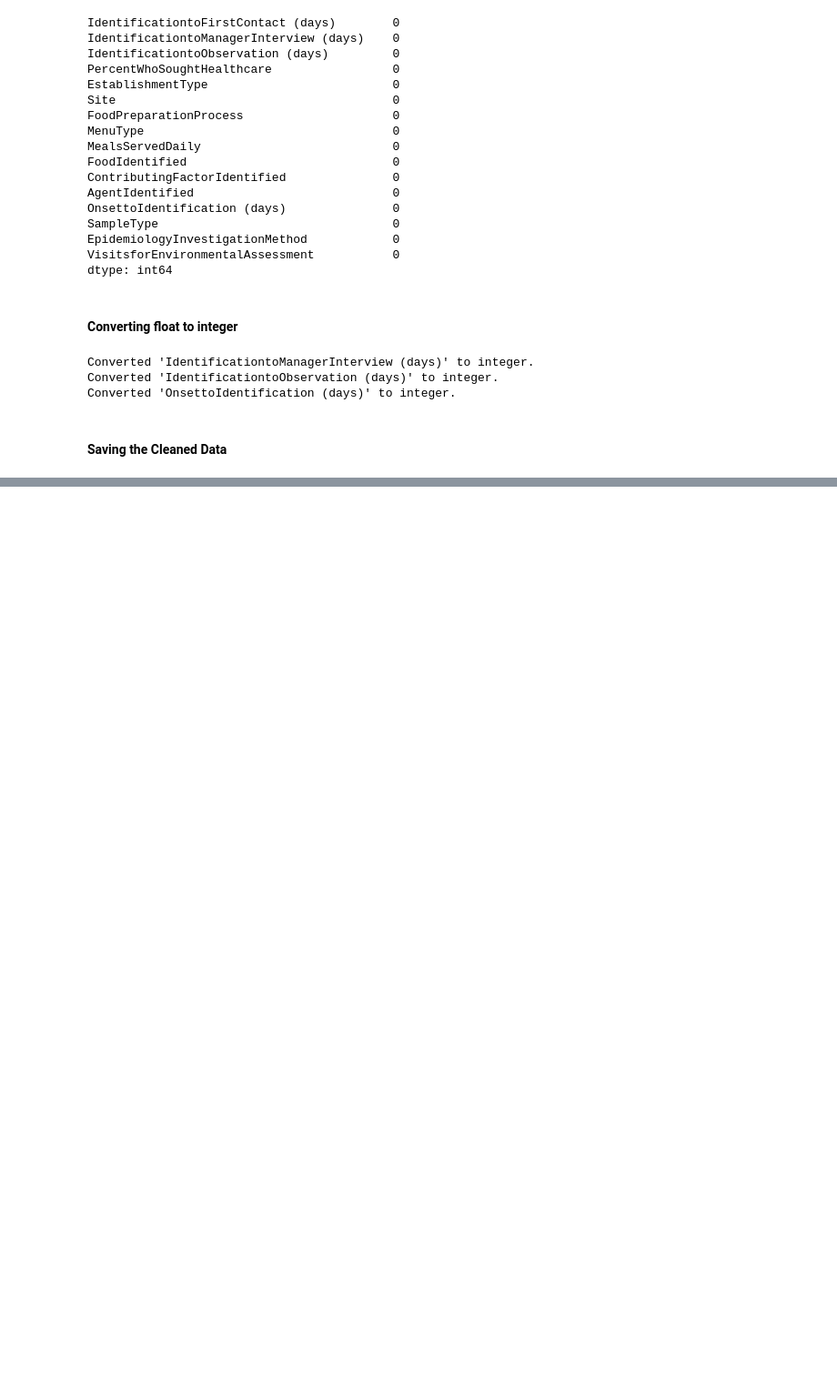
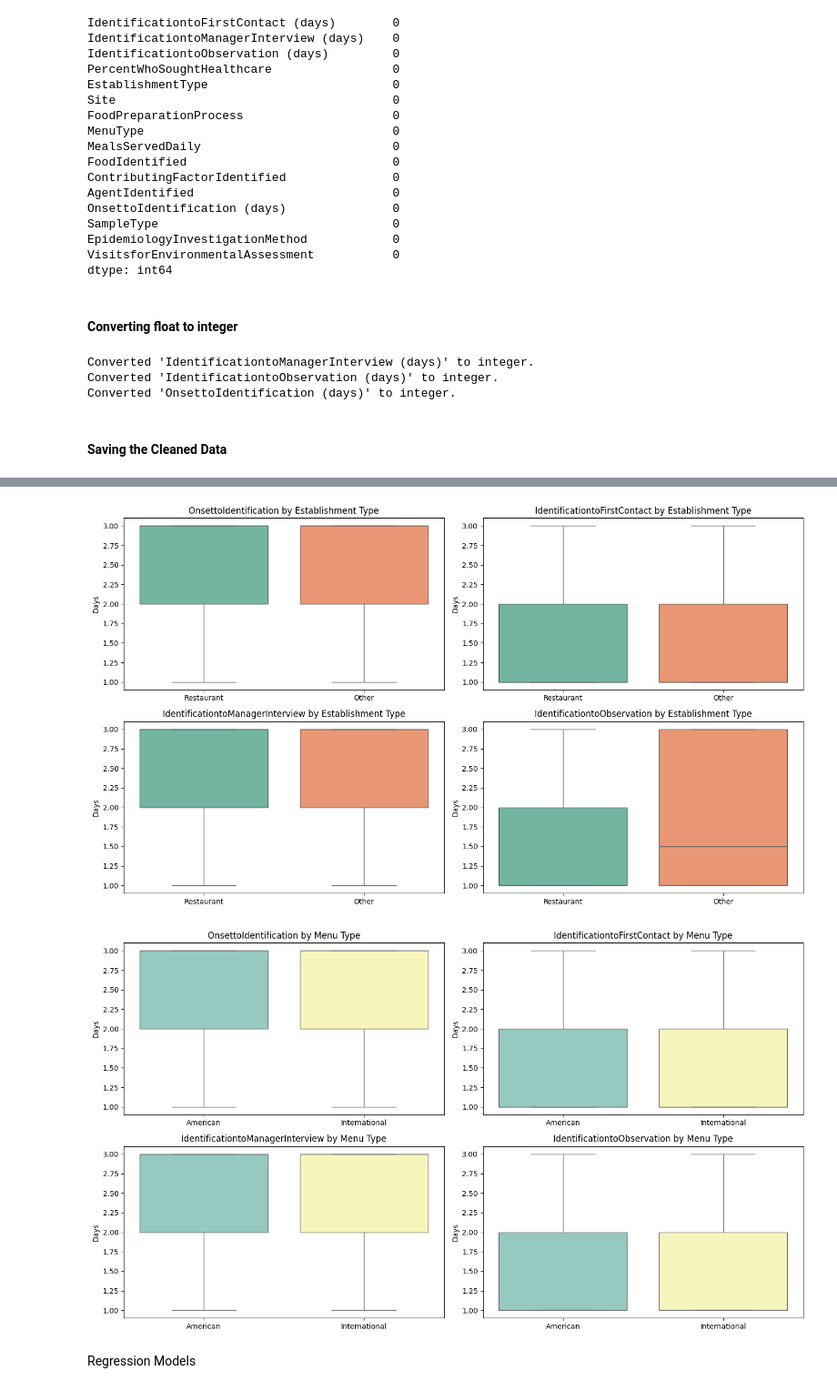
Before and after one commit to nyamucc/foodborne-outbreak-analysis, a Jupyter notebook: Notebooks/data_cleaning_eda.ipynb, the cells around one changed output, grey strips where cells are left out. Shown: that part at 91% size. Saved outputs shown, nothing was run; the diff lists cells and outputs as text; code cells hidden in the pictures; blank space fills up the shorter version.

```diff
--- a/Notebooks/data_cleaning_eda.ipynb
+++ b/Notebooks/data_cleaning_eda.ipynb
@@ -247,0 +513,52 @@ df.to_csv('cleaned_data.csv', index=False)
+# %%
+import matplotlib.pyplot as plt
+import seaborn as sns
+
+
+delay_vars = [
+    "OnsettoIdentification",
+    "IdentificationtoFirstContact",
+    "IdentificationtoManagerInterview",
+    "IdentificationtoObservation"
+]
+
+
+plt.figure(figsize=(14, 8))
+for i, var in enumerate(delay_vars, 1):
+    plt.subplot(2, 2, i)
+    sns.boxplot(
+        data=df,
+        x="EstablishmentType",
+        y=var,
+        hue="EstablishmentType",
+        palette="Set2",
+        legend=False
+    )
+    plt.title(f"{var} by Establishment Type", fontsize=12)
+    plt.xlabel("")
+    plt.ylabel("Days")
+plt.tight_layout()
+plt.show()
+
+
+plt.figure(figsize=(14, 8))
+for i, var in enumerate(delay_vars, 1):
+    plt.subplot(2, 2, i)
+    sns.boxplot(
+        data=df,
+        x="MenuType",
+        y=var,
+        hue="MenuType",
+        palette="Set3",
+        legend=False
+    )
+    plt.title(f"{var} by Menu Type", fontsize=12)
+    plt.xlabel("")
+    plt.ylabel("Days")
+plt.tight_layout()
+plt.show()
+# %% [output]
+[figure, added]
+[figure, added]
+# %% [markdown]
+Regression Models
```
Also changed, not shown: parts of 16 cells of this notebook, 17 other files.
